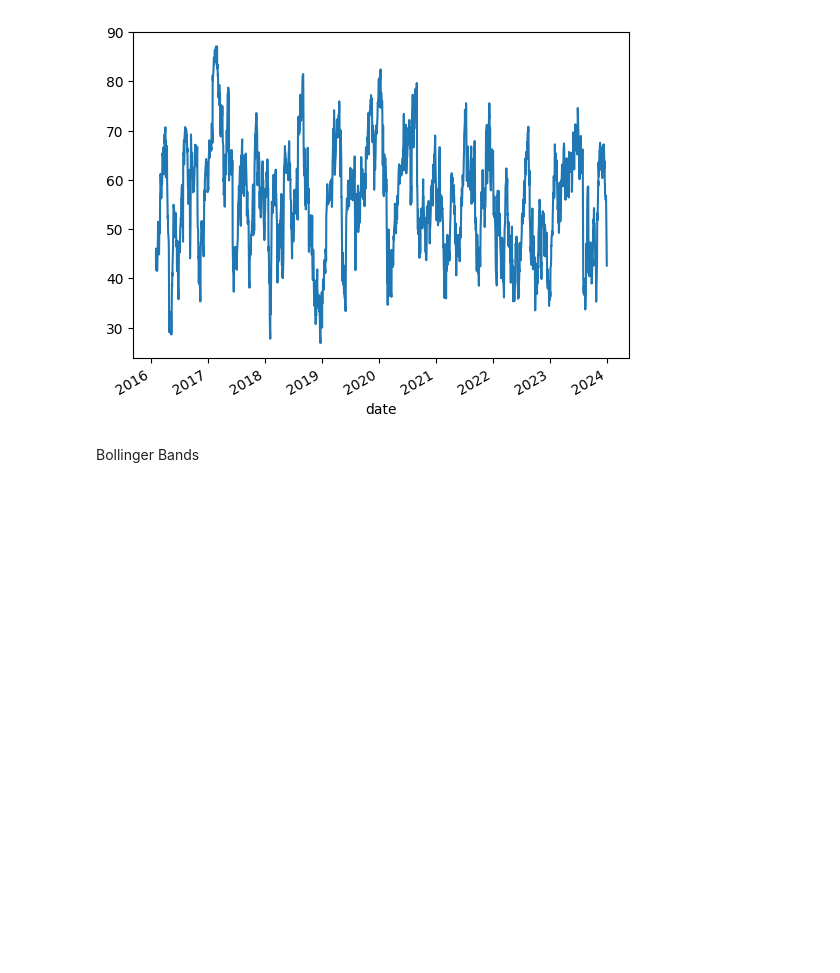
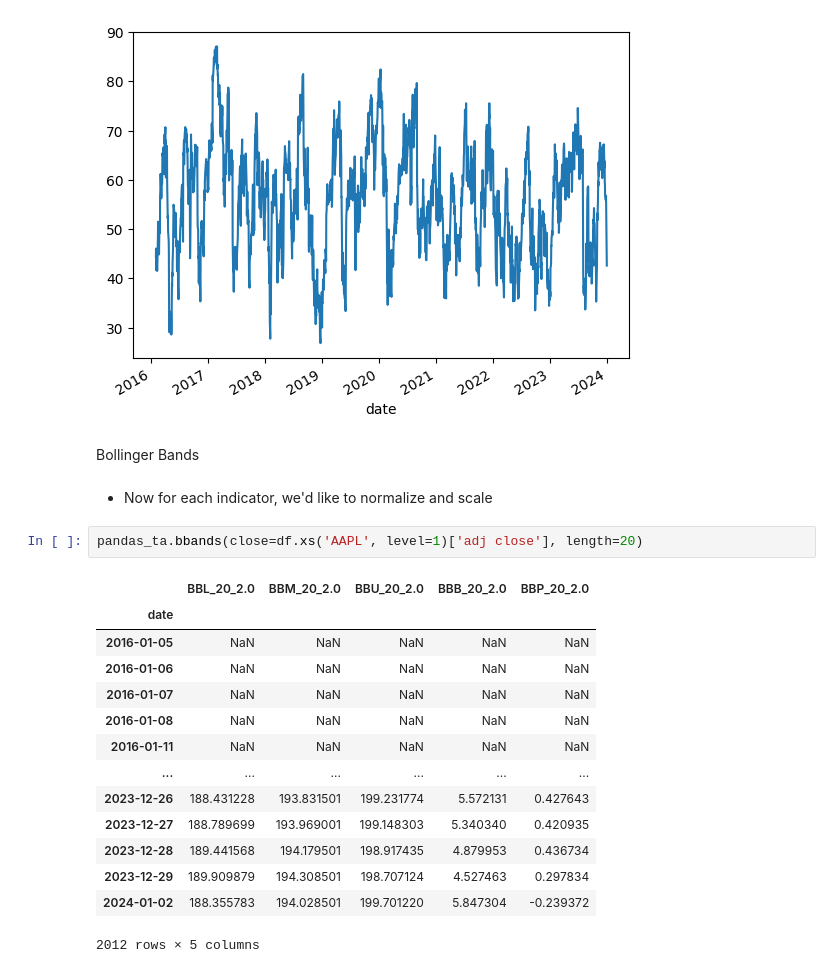
Before and after one commit to Rolland306/QuantProjects, a Jupyter notebook: algo_trading1.ipynb, the cells around one changed output. Cells and saved outputs as stored; diff of their text form; blank space fills up the shorter version.

```diff
--- a/algo_trading1.ipynb
+++ b/algo_trading1.ipynb
@@ -160,3 +160,22 @@ df.xs('AAPL', level=1)['rsi'].plot()  # level 0 is date, and level 1 in the inde
 [figure]
 # %% [markdown]
 Bollinger Bands
+# %% [markdown]
+- Now for each indicator, we'd like to normalize and scale
+# %%
+pandas_ta.bbands(close=df.xs('AAPL', level=1)['adj close'], length=20)
+# %% [output]
+|  | BBL_20_2.0 | BBM_20_2.0 | BBU_20_2.0 | BBB_20_2.0 | BBP_20_2.0 |
+| date |  |  |  |  |  |
+| 2016-01-05 | NaN | NaN | NaN | NaN | NaN |
+| 2016-01-06 | NaN | NaN | NaN | NaN | NaN |
+| 2016-01-07 | NaN | NaN | NaN | NaN | NaN |
+| 2016-01-08 | NaN | NaN | NaN | NaN | NaN |
+| 2016-01-11 | NaN | NaN | NaN | NaN | NaN |
+| ... | ... | ... | ... | ... | ... |
+| 2023-12-26 | 188.431228 | 193.831501 | 199.231774 | 5.572131 | 0.427643 |
+| 2023-12-27 | 188.789699 | 193.969001 | 199.148303 | 5.340340 | 0.420935 |
+| 2023-12-28 | 189.441568 | 194.179501 | 198.917435 | 4.879953 | 0.436734 |
+| 2023-12-29 | 189.909879 | 194.308501 | 198.707124 | 4.527463 | 0.297834 |
+| 2024-01-02 | 188.355783 | 194.028501 | 199.701220 | 5.847304 | -0.239372 |
+2012 rows × 5 columns
```
Also changed, not shown: parts of 3 cells of this notebook.
